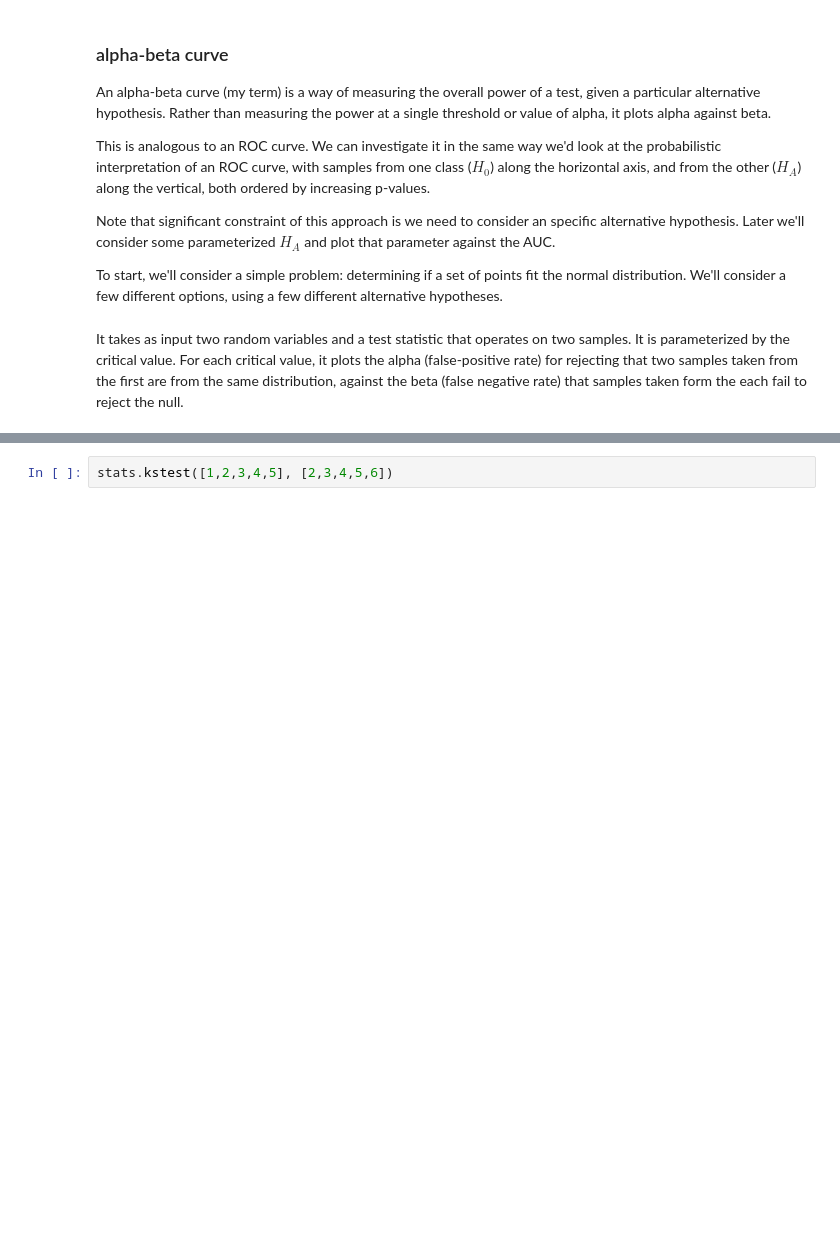
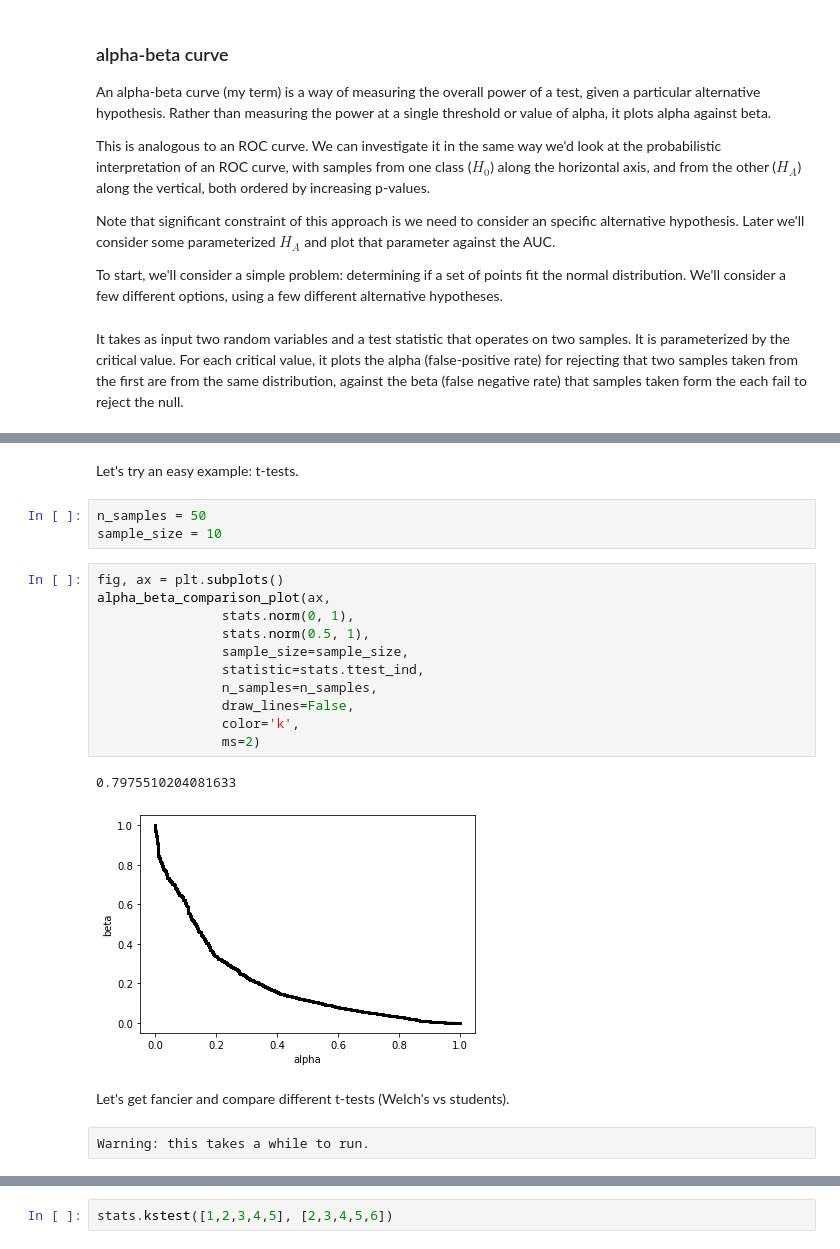
Before and after one commit to jackbenn/hypothesis-tests, a Jupyter notebook: Evaluating tests.ipynb, the cells around one changed output, grey strips where cells are left out. Cells and saved outputs as stored; diff of their text form; blank space fills up the shorter version.

```diff
--- a/Evaluating tests.ipynb
+++ b/Evaluating tests.ipynb
@@ -104,0 +134,23 @@ def alpha_beta_plot(ax,
+# %% [markdown]
+Let's try an easy example: t-tests.
+# %%
+n_samples = 50
+sample_size = 10
+# %%
+fig, ax = plt.subplots()
+alpha_beta_comparison_plot(ax,
+                stats.norm(0, 1),
+                stats.norm(0.5, 1),
+                sample_size=sample_size,
+                statistic=stats.ttest_ind,
+                n_samples=n_samples,
+                draw_lines=False,
+                color='k',
+                ms=2)
+# %% [output]
+0.7975510204081633
+[figure, added]
+# %% [markdown]
+Let's get fancier and compare different t-tests (Welch's vs students).
+# %% [raw]
+Warning: this takes a while to run.
```
Also changed, not shown: parts of 22 cells of this notebook.
